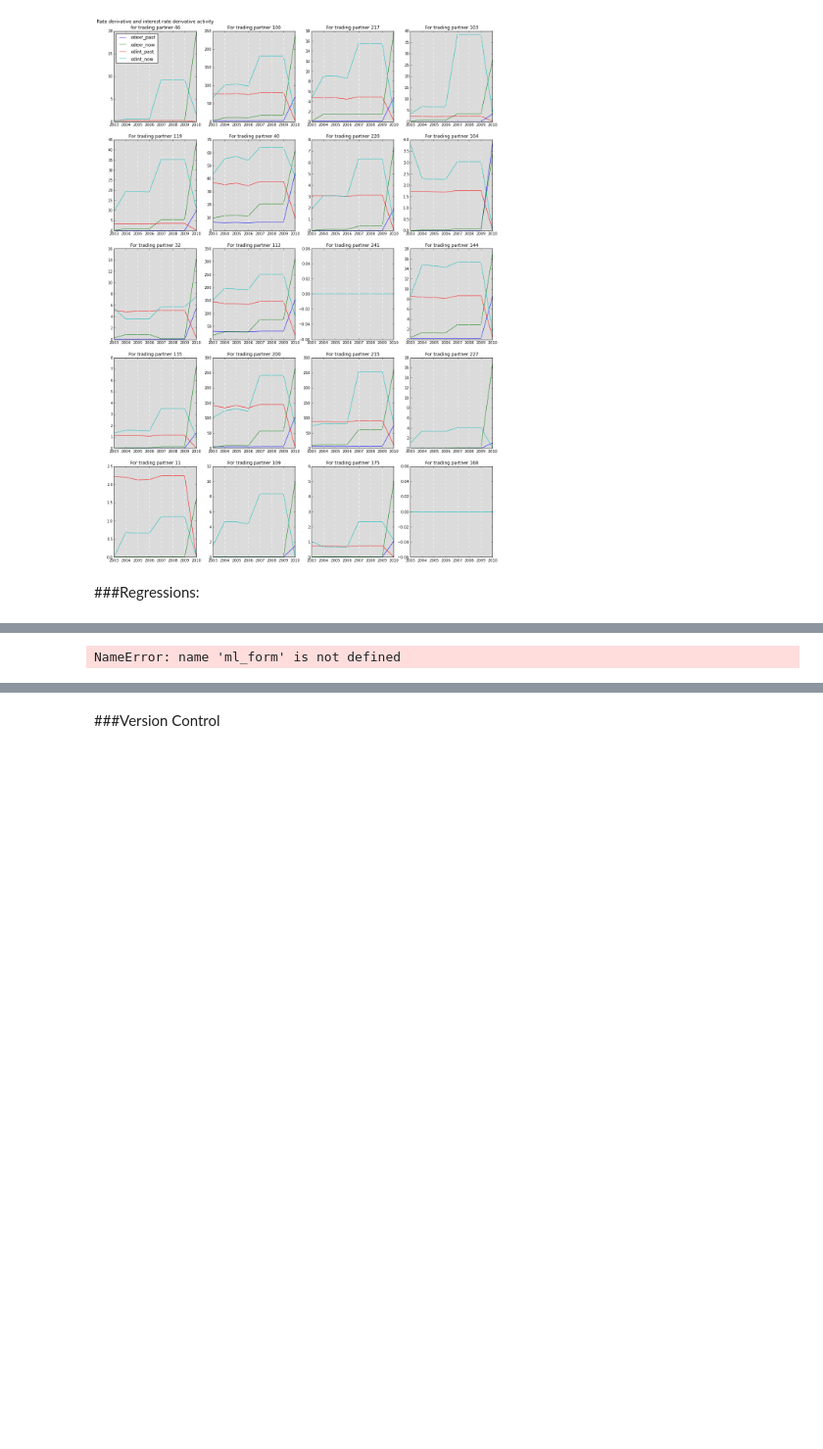
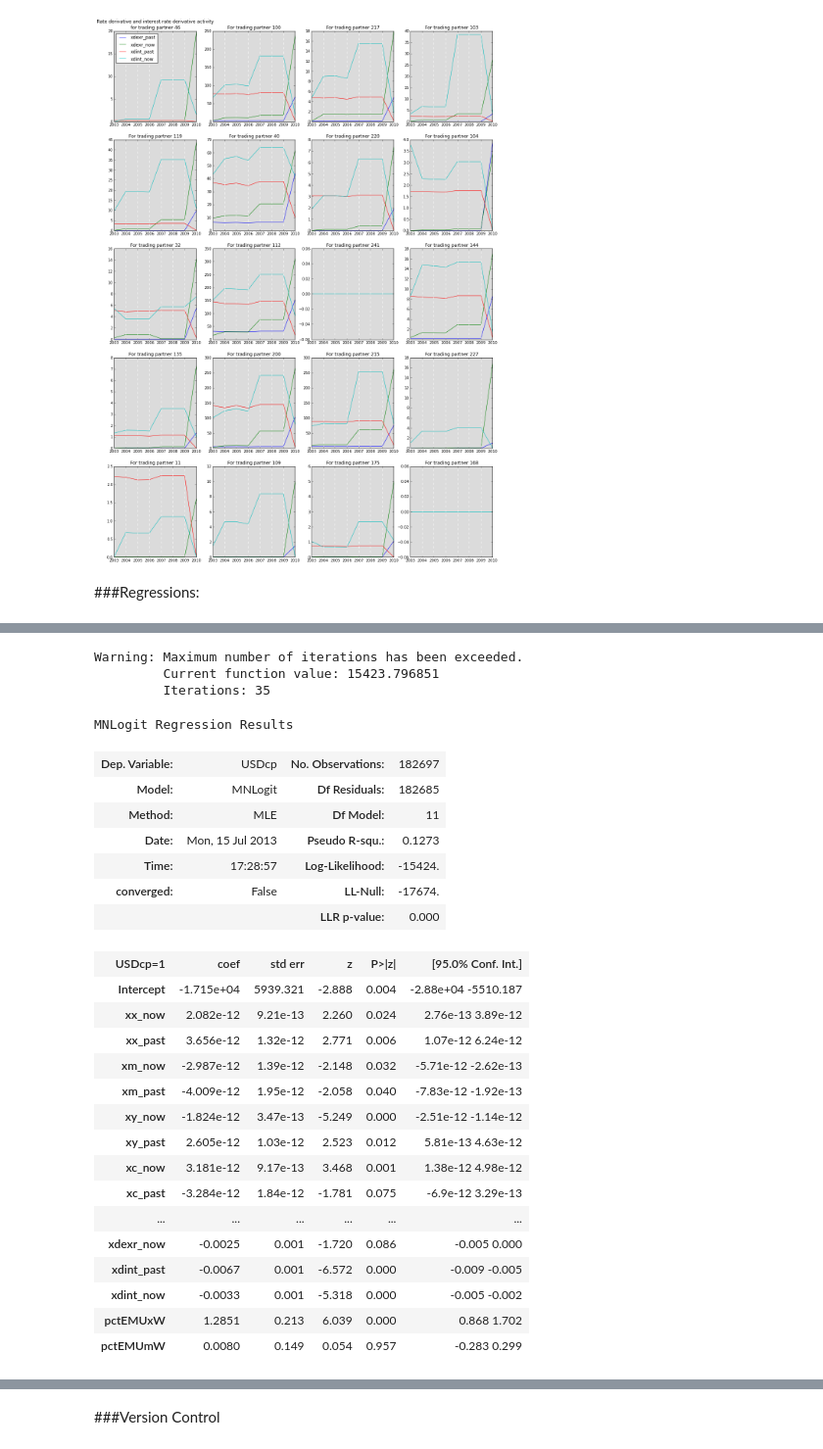
Before and after one commit to agconti/US_Dollar_Vehicle_Currency, a Jupyter notebook: Italian Trade/US_Dollar_Vehicle_Currency.ipynb, the cells around one changed output, grey strips where cells are left out. Shown at 98% size. Cells and saved outputs as stored; diff of their text form; code cells hidden in the pictures; blank space fills up the shorter version.

```diff
--- a/Italian Trade/US_Dollar_Vehicle_Currency.ipynb
+++ b/Italian Trade/US_Dollar_Vehicle_Currency.ipynb
@@ -373,9 +376,38 @@ NameError: name 'agc' is not defined
+# %%
+dexr_interest_activity = ' + xdexr_past + xdexr_now + xdint_past + xdint_now + pctEMUxW + pctEMUmW'
+formula = dependent_var + economic_strength + exchange_rate_activity + dexr_interest_activity
 # %%
-y, x = dmatrices(ml_form, data=df.dropna(), return_type='dataframe')# Prepare dataframe for regression
-mod = MNLogit(y, x)   # Describe model, so it can be fitted
-res1 = mod.fit()     # Fit model
+y, x = dmatrices(formula, data=df.dropna(), return_type='dataframe')# Prepare dataframe for regression
+mod = MNLogit(y, x)                                                 # Describe model, so it can be fitted
+res3 = mod.fit()                                                    # Fit model
 
-results['Large_Regression']=[res1, formula] # save results for later
-res1.summary()       # Summarize model
+results['dexr_interest_activity']=[res3, formula]                         # save results for later
+res3.summary()                                                      # Summarize model
 # %% [output]
-NameError: name 'ml_form' is not defined
+Warning: Maximum number of iterations has been exceeded.
+         Current function value: 15423.796851
+         Iterations: 35
+MNLogit Regression Results
+| Dep. Variable: | USDcp | No. Observations: | 182697 |
+| Model: | MNLogit | Df Residuals: | 182685 |
+| Method: | MLE | Df Model: | 11 |
+| Date: | Mon, 15 Jul 2013 | Pseudo R-squ.: | 0.1273 |
+| Time: | 17:28:57 | Log-Likelihood: | -15424. |
+| converged: | False | LL-Null: | -17674. |
+|  |  | LLR p-value: | 0.000 |
+| USDcp=1 | coef | std err | z | P>|z| | [95.0% Conf. Int.] |
+| Intercept | -1.715e+04 | 5939.321 | -2.888 | 0.004 | -2.88e+04 -5510.187 |
+| xx_now | 2.082e-12 | 9.21e-13 | 2.260 | 0.024 | 2.76e-13 3.89e-12 |
+| xx_past | 3.656e-12 | 1.32e-12 | 2.771 | 0.006 | 1.07e-12 6.24e-12 |
+| xm_now | -2.987e-12 | 1.39e-12 | -2.148 | 0.032 | -5.71e-12 -2.62e-13 |
+| xm_past | -4.009e-12 | 1.95e-12 | -2.058 | 0.040 | -7.83e-12 -1.92e-13 |
+| xy_now | -1.824e-12 | 3.47e-13 | -5.249 | 0.000 | -2.51e-12 -1.14e-12 |
+| xy_past | 2.605e-12 | 1.03e-12 | 2.523 | 0.012 | 5.81e-13 4.63e-12 |
+| xc_now | 3.181e-12 | 9.17e-13 | 3.468 | 0.001 | 1.38e-12 4.98e-12 |
+| xc_past | -3.284e-12 | 1.84e-12 | -1.781 | 0.075 | -6.9e-12 3.29e-13 |
+| ... | ... | ... | ... | ... | ... |
+| xdexr_now | -0.0025 | 0.001 | -1.720 | 0.086 | -0.005 0.000 |
+| xdint_past | -0.0067 | 0.001 | -6.572 | 0.000 | -0.009 -0.005 |
+| xdint_now | -0.0033 | 0.001 | -5.318 | 0.000 | -0.005 -0.002 |
+| pctEMUxW | 1.2851 | 0.213 | 6.039 | 0.000 | 0.868 1.702 |
+| pctEMUmW | 0.0080 | 0.149 | 0.054 | 0.957 | -0.283 0.299 |
```
Also changed, not shown: parts of 16 cells of this notebook.
